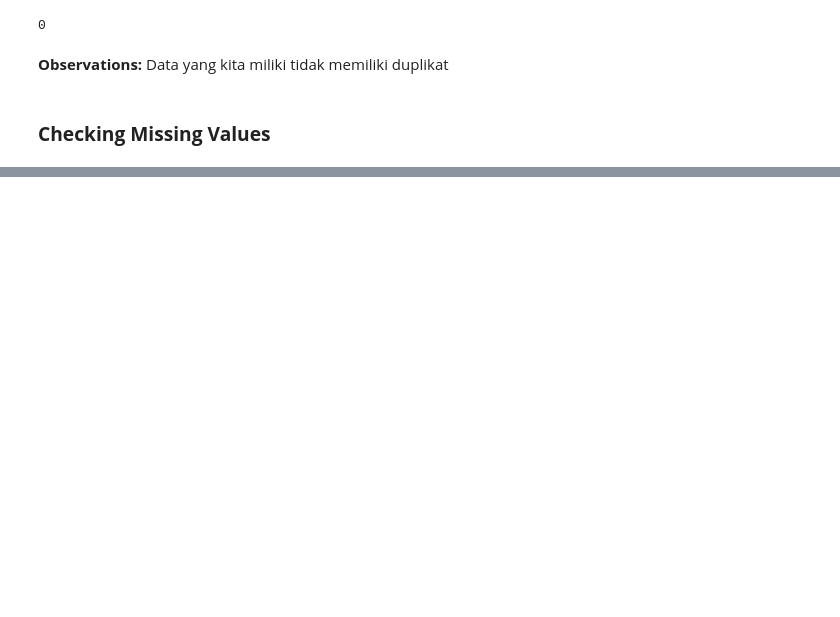
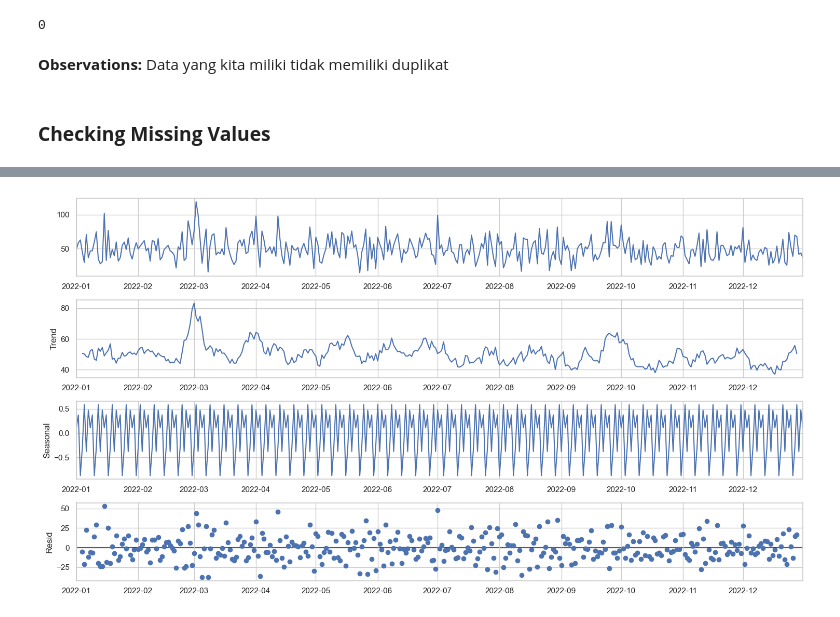
Before and after one commit to nurimammasri/VIX-Inventory-Marketing-Kalbe-Nutritionals, a Jupyter notebook: 1. Forecasting - Time Series.ipynb, the cells around one changed output, grey strips where cells are left out. Cells and saved outputs as stored; diff of their text form; code cells hidden in the pictures; blank space fills up the shorter version.

```diff
--- a/1. Forecasting - Time Series.ipynb
+++ b/1. Forecasting - Time Series.ipynb
@@ -431,0 +799,5 @@ dms.set_yticklabels(size = 6)
+# %%
+decomposition = seasonal_decompose(df_ts, model='additive')
+fig = decomposition.plot()
+# %% [output]
+[figure, added]
```
Also changed, not shown: parts of 169 cells of this notebook.
